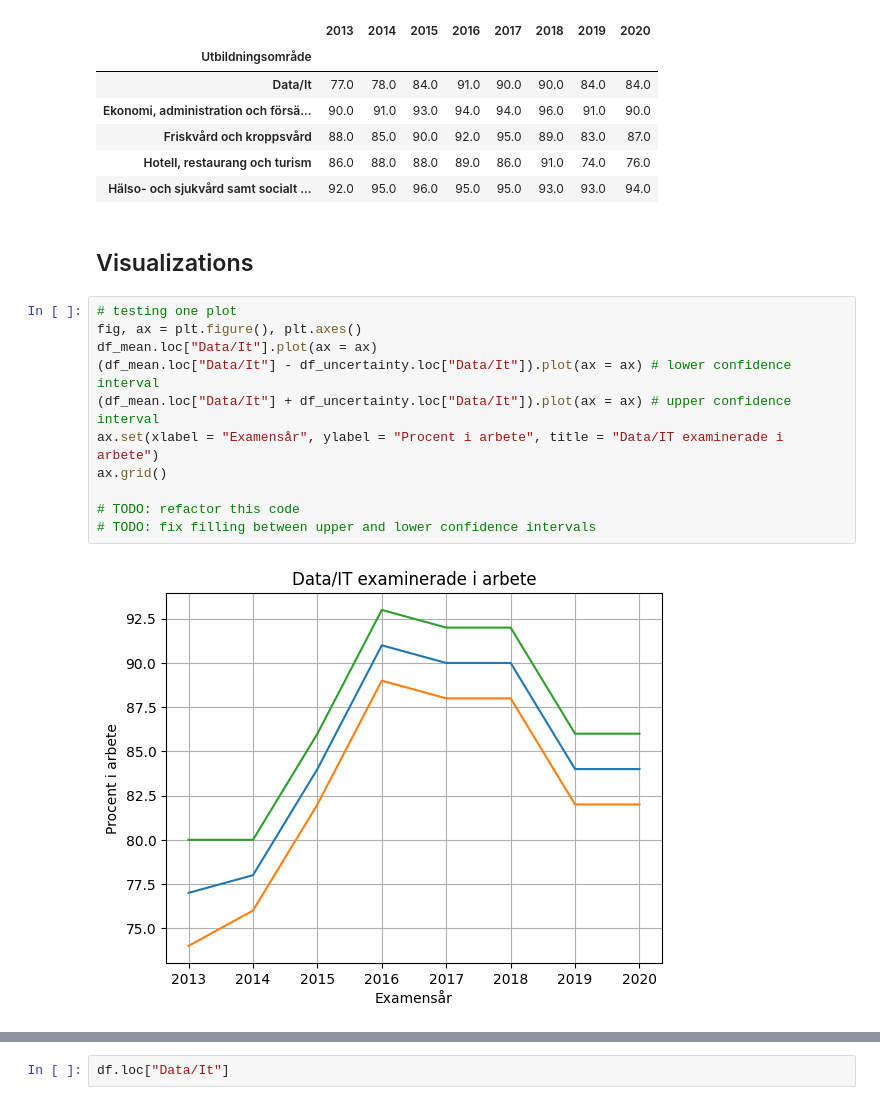
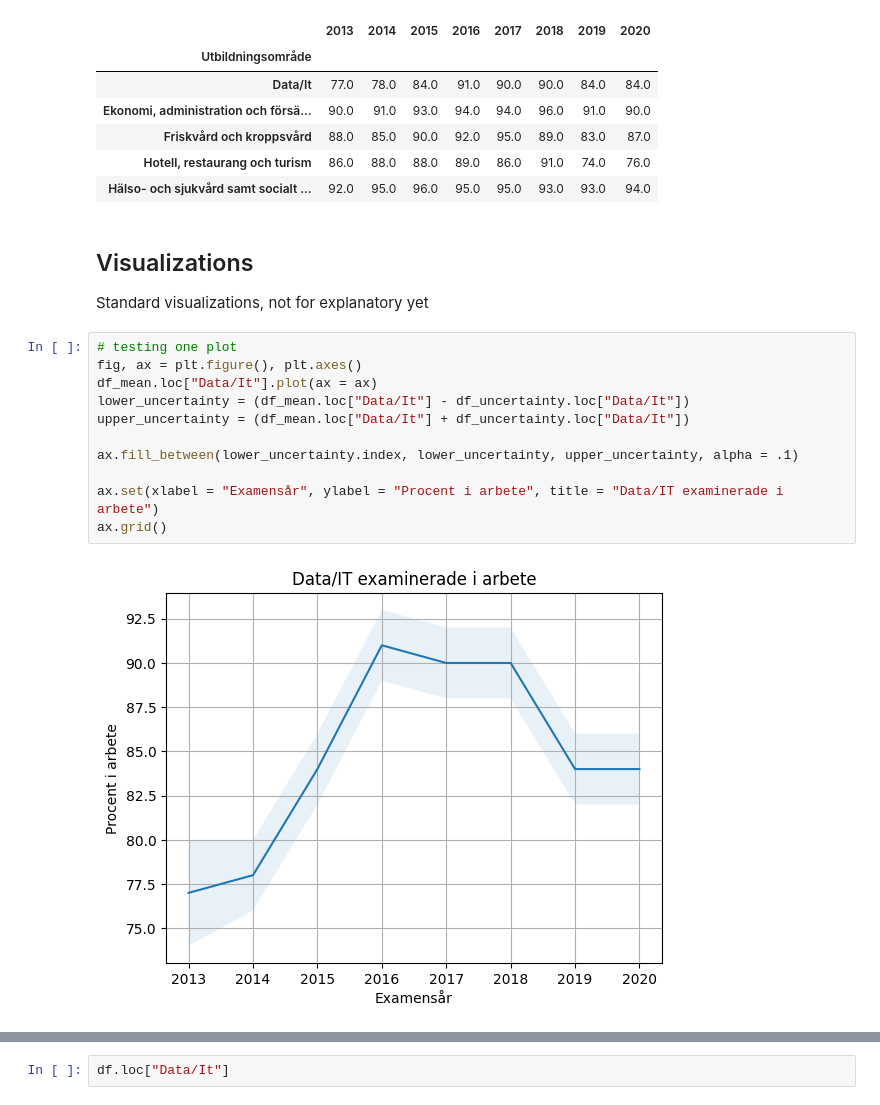
Before and after one commit to kokchun/PrataData, a Jupyter notebook: MYH/exploring_sysselsattning.ipynb, the cells around one changed output, grey strips where cells are left out. Saved outputs shown, nothing was run; the diff lists cells and outputs as text.

Commit message:
different plots

```diff
--- a/MYH/exploring_sysselsattning.ipynb
+++ b/MYH/exploring_sysselsattning.ipynb
@@ -61,18 +61,20 @@ df_mean.head()
 | Friskvård och kroppsvård | 88.0 | 85.0 | 90.0 | 92.0 | 95.0 | 89.0 | 83.0 | 87.0 |
 | Hotell, restaurang och turism | 86.0 | 88.0 | 88.0 | 89.0 | 86.0 | 91.0 | 74.0 | 76.0 |
 | Hälso- och sjukvård samt socialt ... | 92.0 | 95.0 | 96.0 | 95.0 | 95.0 | 93.0 | 93.0 | 94.0 |
-# %% [markdown]
-## Visualizations
+# %% [markdown]
+## Visualizations
+
+Standard visualizations, not for explanatory yet
 # %%
 # testing one plot
 fig, ax = plt.figure(), plt.axes()
 df_mean.loc["Data/It"].plot(ax = ax)
-(df_mean.loc["Data/It"] - df_uncertainty.loc["Data/It"]).plot(ax = ax) # lower confidence interval
-(df_mean.loc["Data/It"] + df_uncertainty.loc["Data/It"]).plot(ax = ax) # upper confidence interval
+lower_uncertainty = (df_mean.loc["Data/It"] - df_uncertainty.loc["Data/It"])
+upper_uncertainty = (df_mean.loc["Data/It"] + df_uncertainty.loc["Data/It"])
+
+ax.fill_between(lower_uncertainty.index, lower_uncertainty, upper_uncertainty, alpha = .1)
+
 ax.set(xlabel = "Examensår", ylabel = "Procent i arbete", title = "Data/IT examinerade i arbete")
 ax.grid()
-
-# TODO: refactor this code
-# TODO: fix filling between upper and lower confidence intervals
 # %% [output]
-[figure, old version]
+[figure, new version]
```
Also changed, not shown: parts of 1 cell of this notebook.
